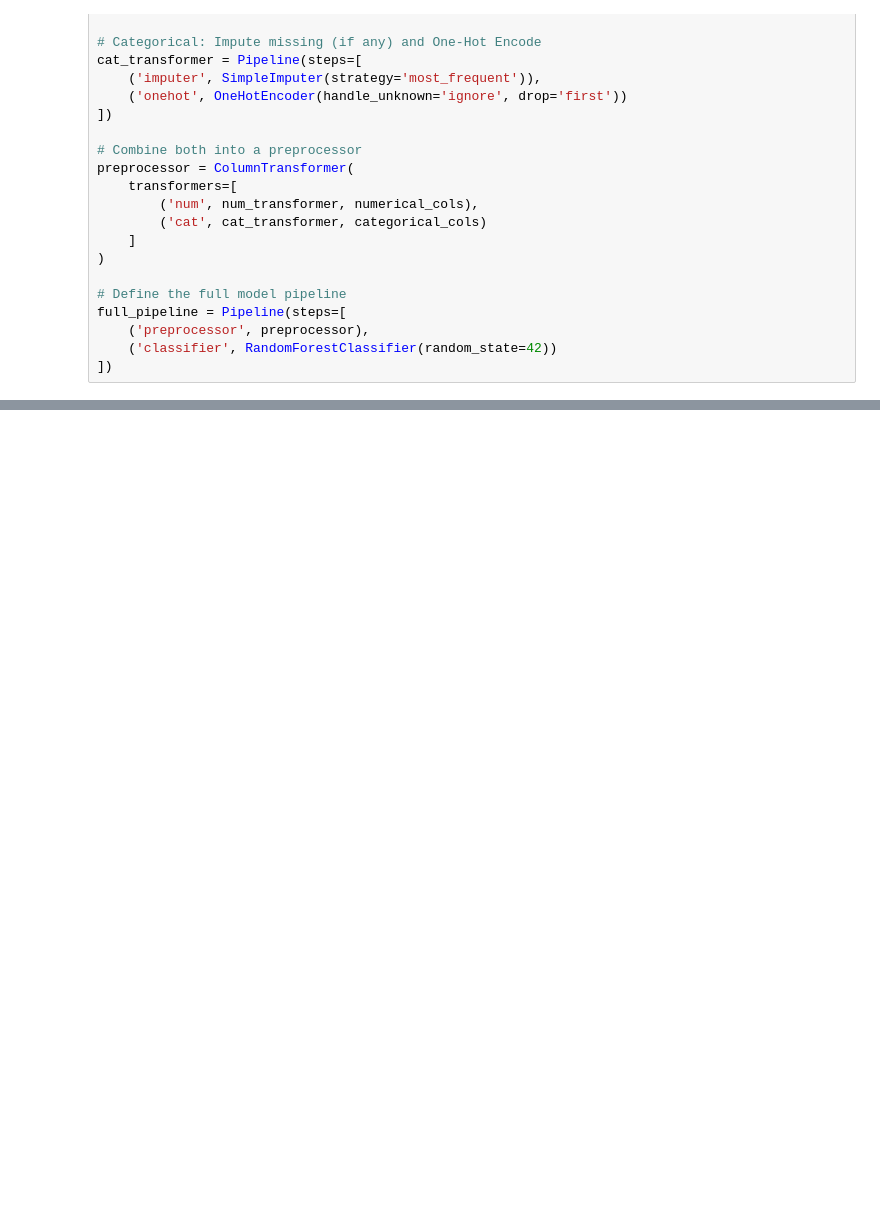
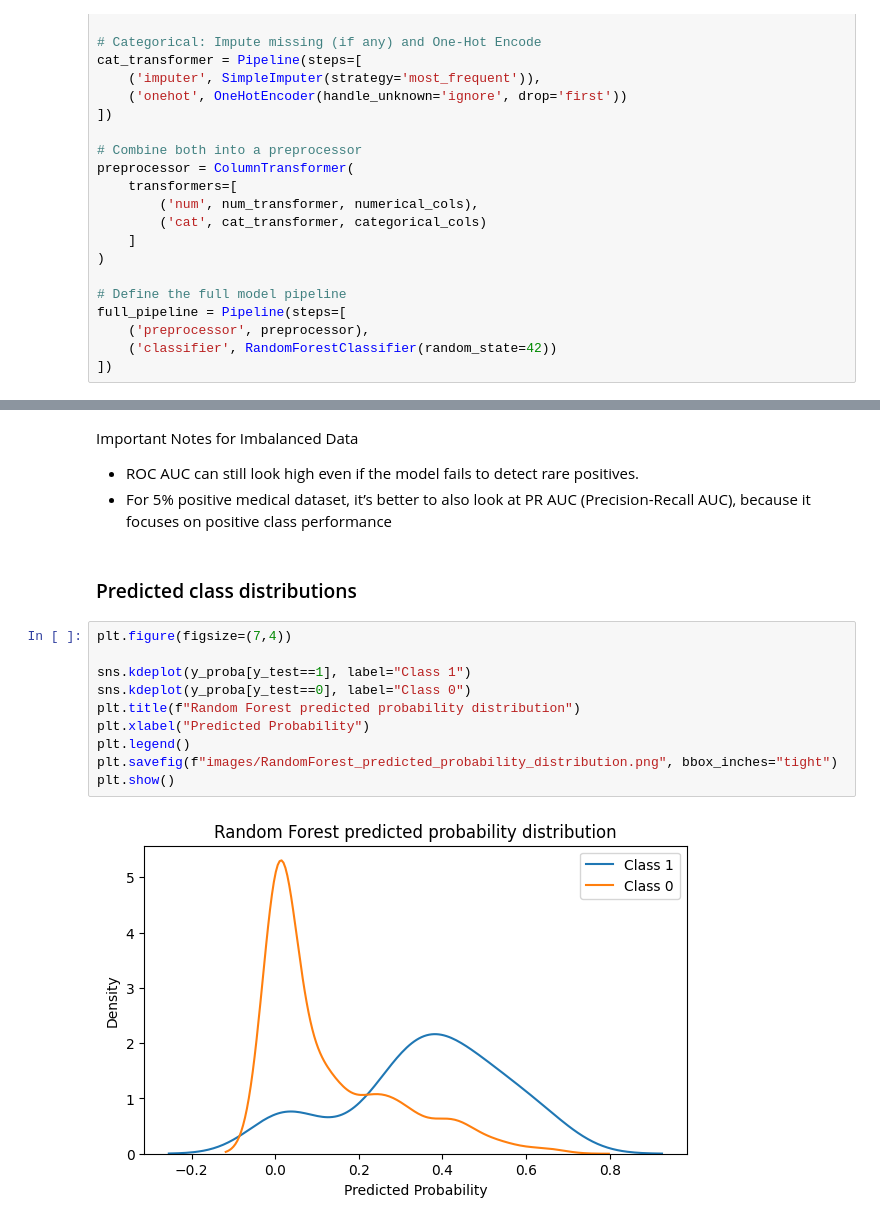
Before and after one commit to adnt01/stroke_factors_analysis, a Jupyter notebook: notebooks/random_forest_classification.ipynb, the cells around one changed output, grey strips where cells are left out. Saved outputs shown, nothing was run; the diff lists cells and outputs as text; blank space fills up the shorter version.

```diff
--- a/notebooks/random_forest_classification.ipynb
+++ b/notebooks/random_forest_classification.ipynb
@@ -196 +229,19 @@ weighted avg       0.94      0.71      0.79      1022
+# %% [markdown]
+Important Notes for Imbalanced Data
+- ROC AUC can still look high even if the model fails to detect rare positives.
+- For 5% positive medical dataset, it’s better to also look at PR AUC (Precision-Recall AUC), because it focuses on positive class performance
+# %% [markdown]
+### Predicted class distributions
+# %%
+plt.figure(figsize=(7,4))
+
+sns.kdeplot(y_proba[y_test==1], label="Class 1")
+sns.kdeplot(y_proba[y_test==0], label="Class 0")
+plt.title(f"Random Forest predicted probability distribution")
+plt.xlabel("Predicted Probability")
+plt.legend()
+plt.savefig(f"images/RandomForest_predicted_probability_distribution.png", bbox_inches="tight")
+plt.show()
+# %% [output]
+[figure, added]
 # %% [markdown]
```
Also changed, not shown: parts of 33 cells of this notebook, 33 other files.
